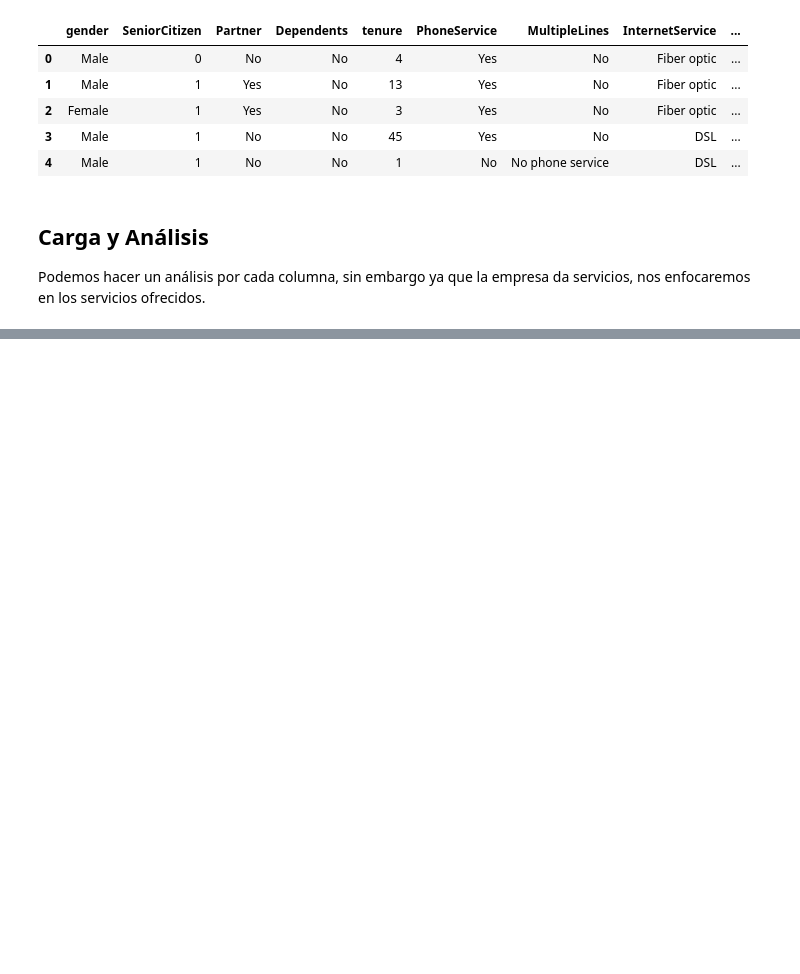
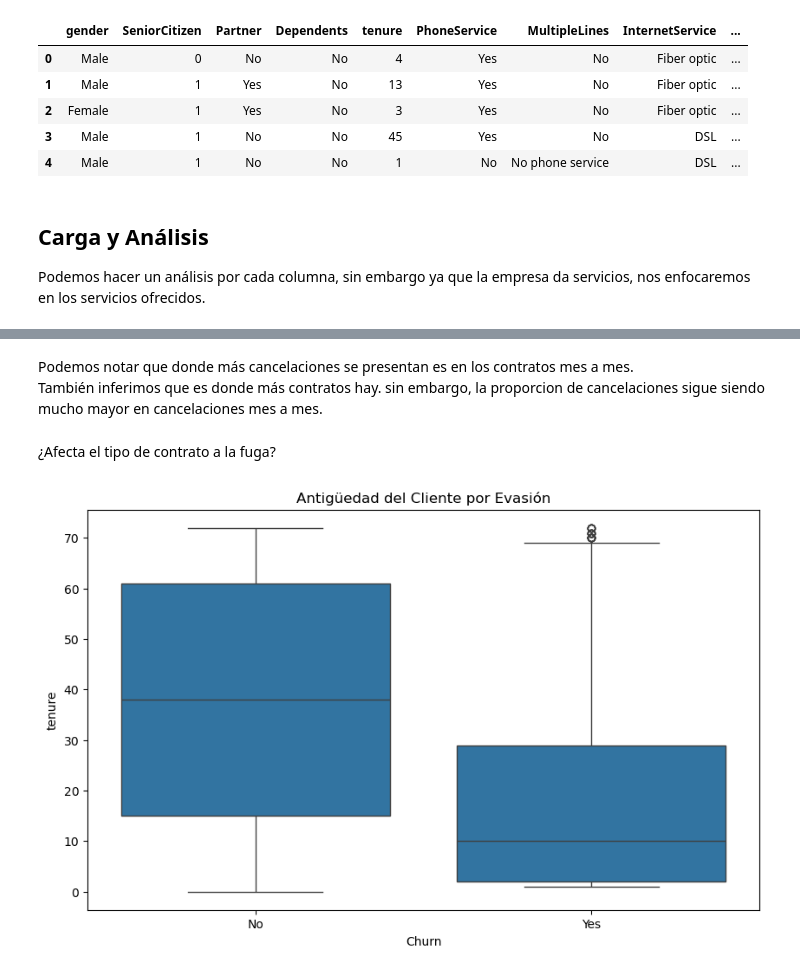
Before and after one commit to OscarLara/ChallengeTelecomX, a Jupyter notebook: ChallengeTelecomX.ipynb, the cells around one changed output, grey strips where cells are left out. Drawn from its saved outputs; the diff is of its cells as text; code cells hidden in the pictures; blank space fills up the shorter version.

```diff
--- a/ChallengeTelecomX.ipynb
+++ b/ChallengeTelecomX.ipynb
@@ -443,0 +471,12 @@ churn["gender"].sum()
+# %% [markdown]
+Podemos notar que donde más cancelaciones se presentan es en los contratos mes a mes.<br>
+También inferimos que es donde más contratos hay. sin embargo, la proporcion de cancelaciones sigue siendo mucho mayor en cancelaciones mes a mes.
+# %% [markdown]
+¿Afecta el tipo de contrato a la fuga?
+# %%
+plt.figure(figsize=(10,6))
+sns.boxplot(data=df, x="Churn", y="tenure")
+plt.title("Antigüedad del Cliente por Evasión")
+plt.show()
+# %% [output]
+[figure, added]
```
Also changed, not shown: parts of 13 cells of this notebook.
